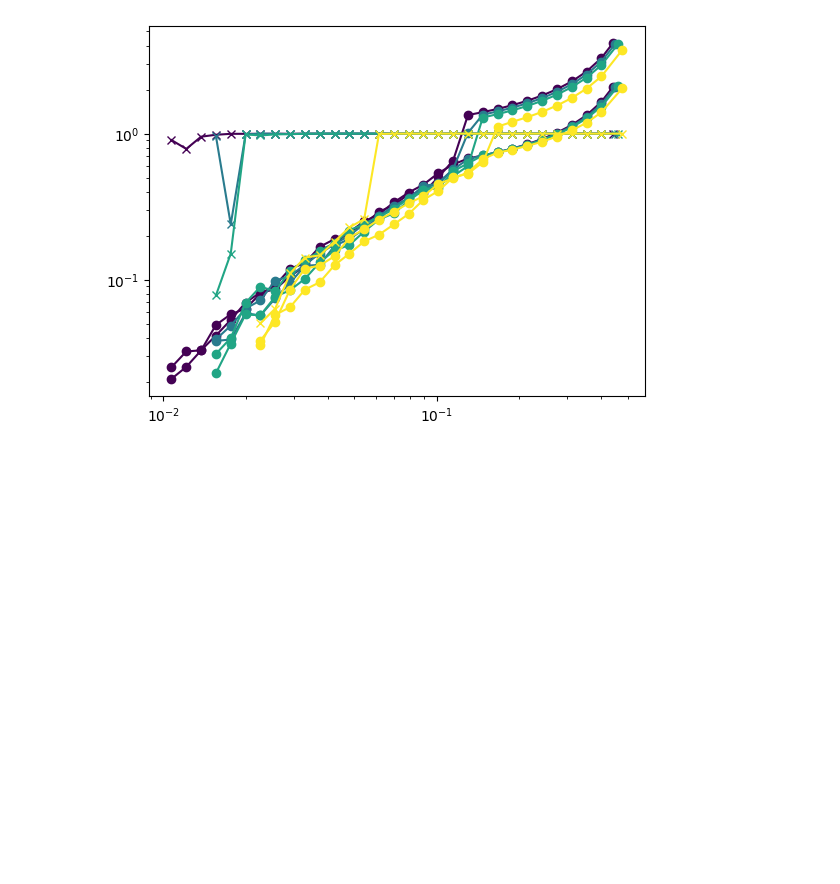
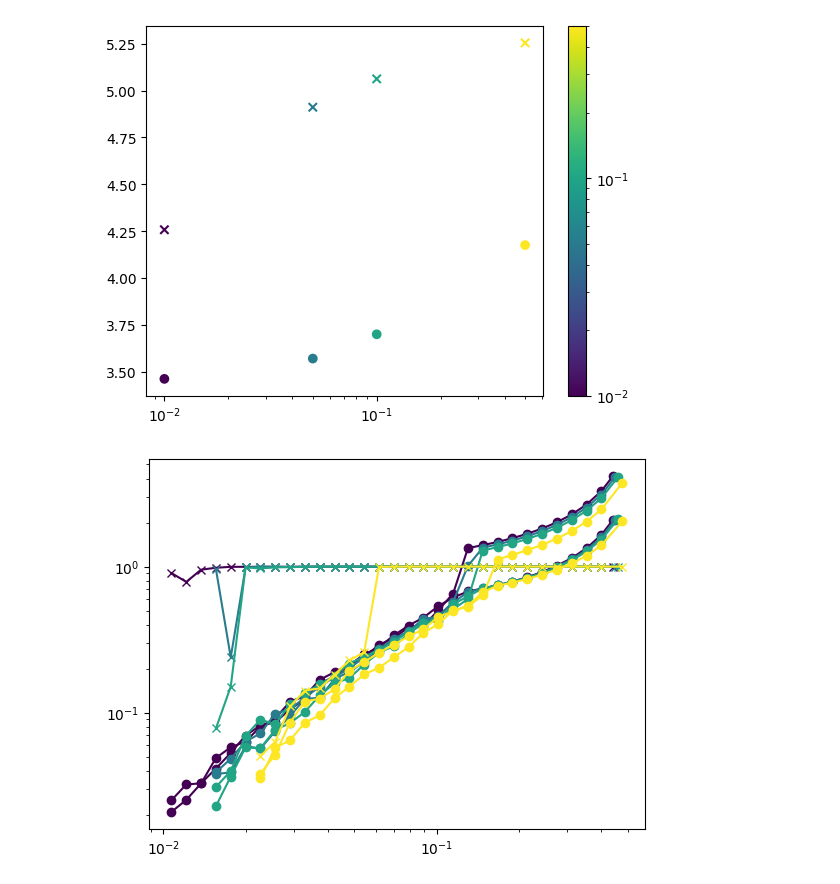
Before and after one commit to mmccraw98/notebooks-fall-25, a Jupyter notebook: 09/2-particle-box-sampling/diffusion-and-free-volume.ipynb, the cells around one changed output. Cells and saved outputs as stored; diff of their text form; code cells hidden in the pictures; blank space fills up the shorter version.

```diff
--- a/09/2-particle-box-sampling/diffusion-and-free-volume.ipynb
+++ b/09/2-particle-box-sampling/diffusion-and-free-volume.ipynb
@@ -288,3 +295,11 @@ array([0.01765308, 0.01765308])
+# %%
+plt.scatter(mu_eff_scalars, n_high, c=mu_eff_scalars, cmap=cmap, norm=mu_eff_norm)
+plt.scatter(mu_eff_scalars, n_low, c=mu_eff_scalars, cmap=cmap, norm=mu_eff_norm, marker='x')
+plt.colorbar()
+plt.xscale('log')
+plt.show()
+# %% [output]
+[figure, added]
 # %%
 translational_extent_dphi = []
 rotational_extent_dphi = []
```
Also changed, not shown: parts of 8 cells of this notebook, 9 other files.
